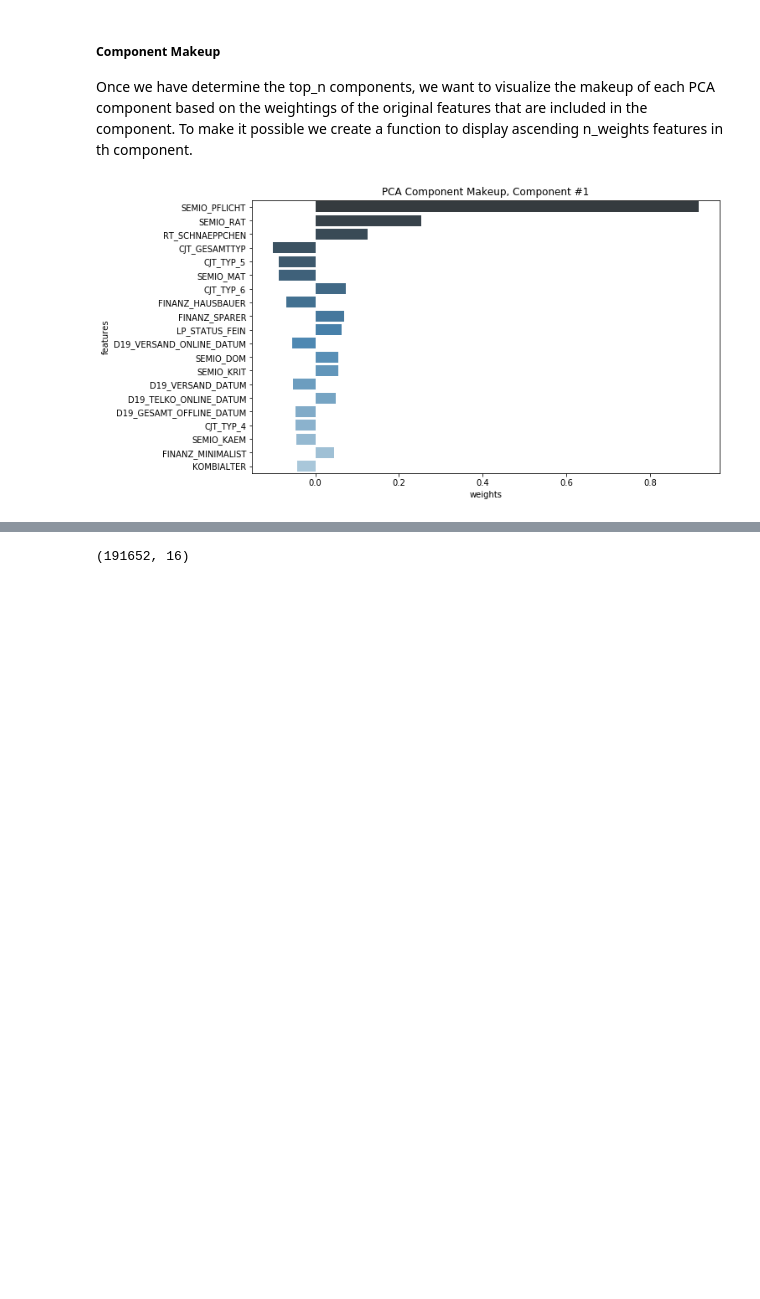
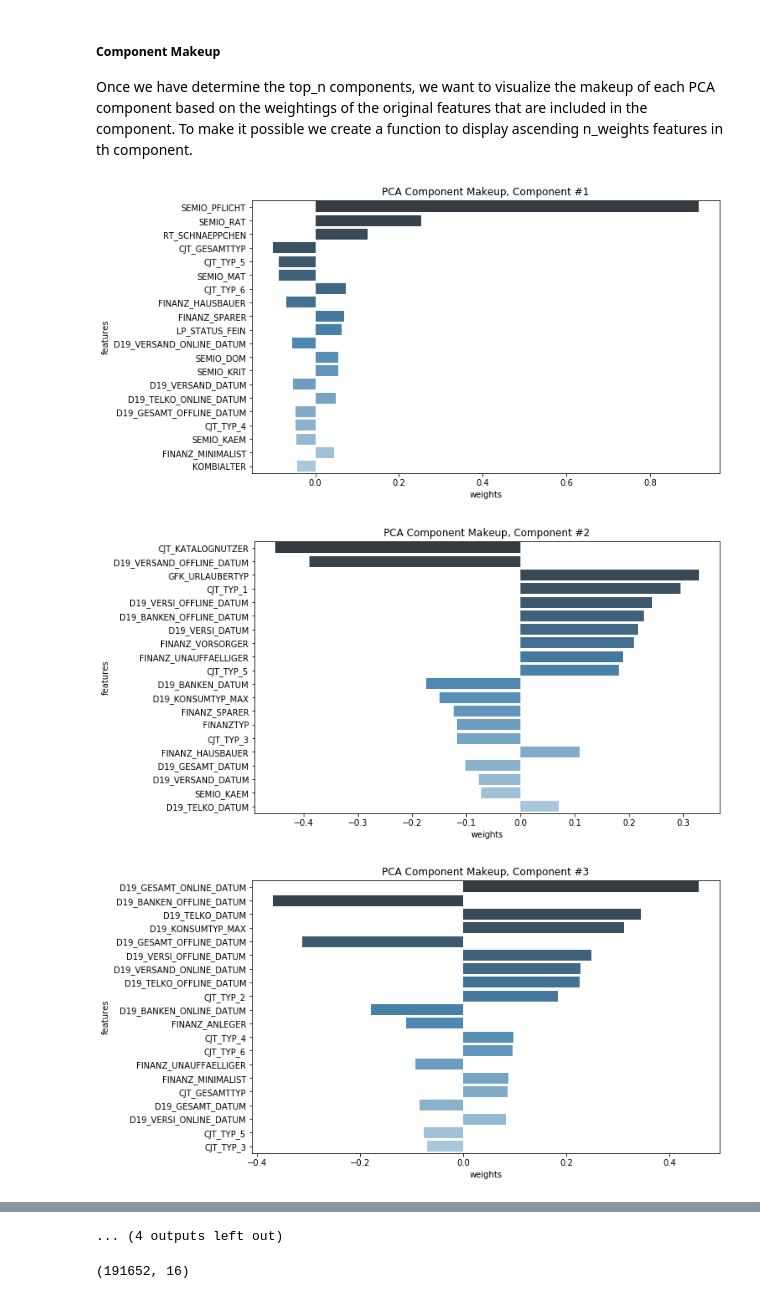
Before and after one commit to keyvantaj/Capstone_Project, a Jupyter notebook: Arvato Project Workbook.ipynb, the cells around one changed output, grey strips where cells are left out. Cells and saved outputs as stored; diff of their text form; code cells hidden in the pictures; blank space fills up the shorter version.

```diff
--- a/Arvato Project Workbook.ipynb
+++ b/Arvato Project Workbook.ipynb
@@ -886,7 +859,9 @@ comp_azdias = pca_azdias.components_
 v_a = pd.DataFrame(data=comp_azdias)
 # %%
 # Display makeup of first component
-num=1
-display_component(v_a, azdias_scaled.columns.values, component_num=num, n_weights=20)
+for i in range(1, top_n+1):
+    display_component(v_a, azdias_scaled.columns.values, component_num=i, n_weights=20)
 # %% [output]
 [figure]
+[figure, added]
+[figure, added]
@@ -893,3 +877,4 @@ display_component(v_a, azdias_scaled.columns.values, component_num=num, n_weight
+... (4 outputs left out)
 # %%
 columns = ['c_{}'.format(i) for i in range(top_n)]
 reduced_customers = reduced_customers[columns]
```
Also changed, not shown: parts of 40 cells of this notebook.
